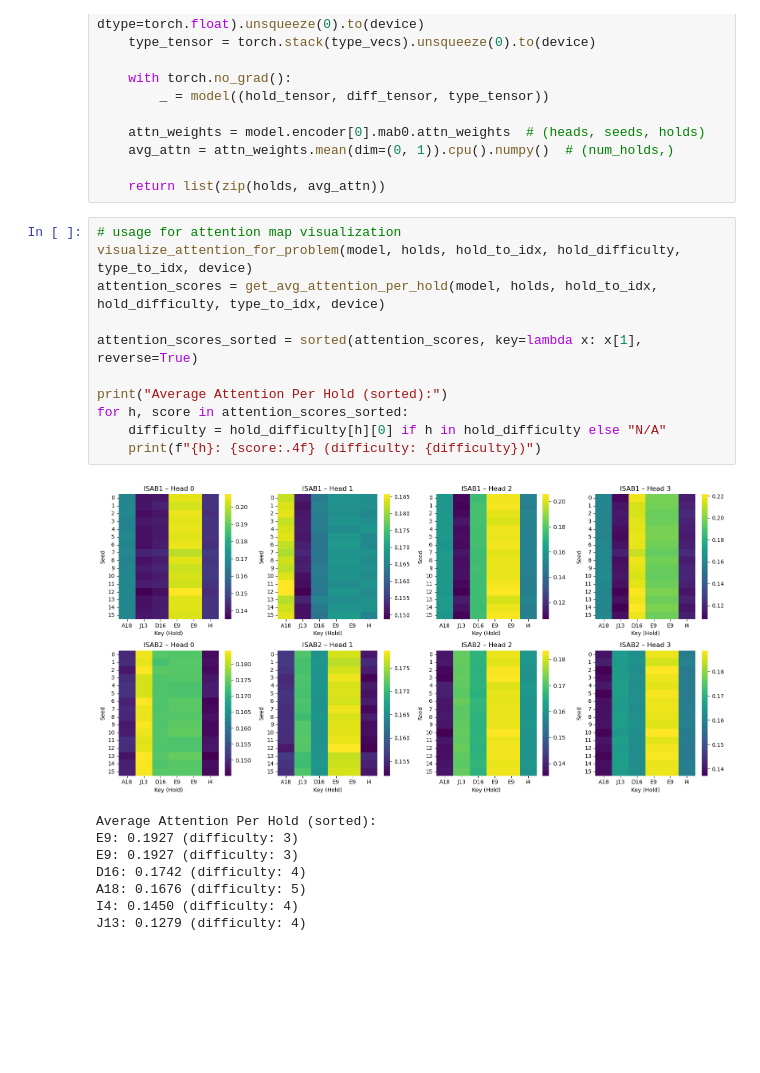
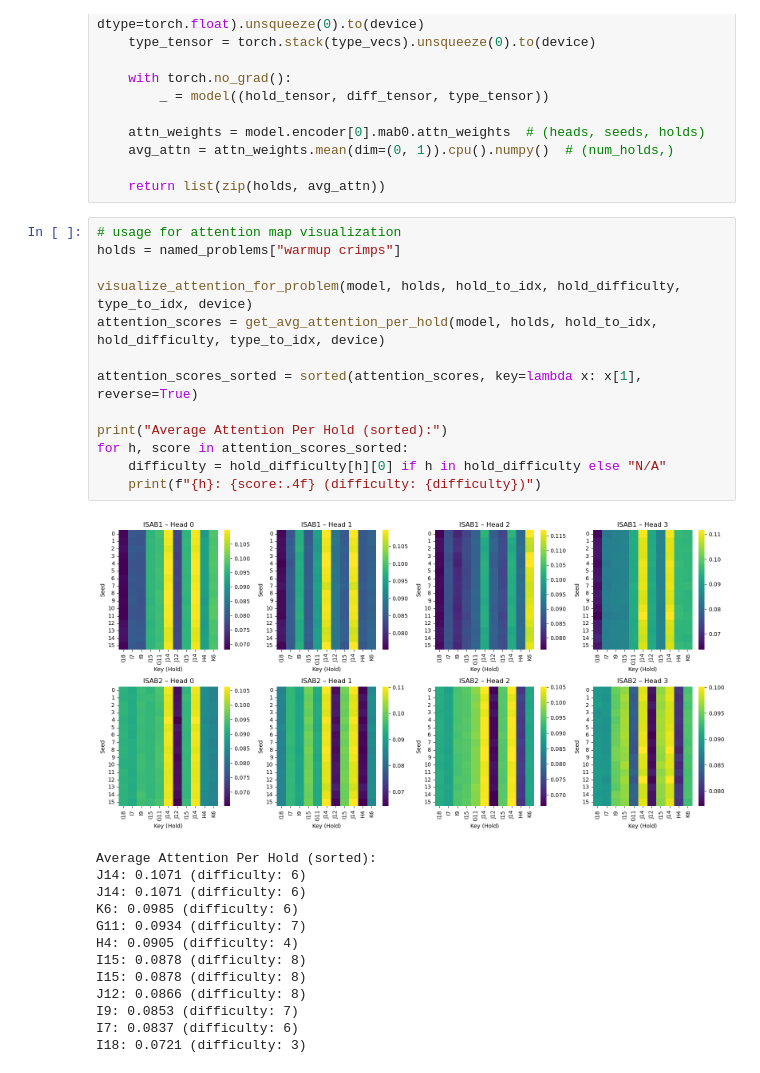
Before and after one commit to PatrickD3003/set-transformer-model, a Jupyter notebook: set_transformer/classification_model/main_w_hold_difficulty.ipynb, the cells around one changed output. Drawn from its saved outputs; the diff is of its cells as text; blank space fills up the shorter version.

Commit message:
refactor main_w_hold_difficulty_distance.ipynb code

```diff
--- a/set_transformer/classification_model/main_w_hold_difficulty.ipynb
+++ b/set_transformer/classification_model/main_w_hold_difficulty.ipynb
@@ -676,21 +698,28 @@ def get_avg_attention_per_hold(model, holds, hold_to_idx, hold_difficulty, type_
     return list(zip(holds, avg_attn))
 # %%
 # usage for attention map visualization
+holds = named_problems["warmup crimps"]
+
 visualize_attention_for_problem(model, holds, hold_to_idx, hold_difficulty, type_to_idx, device)
 attention_scores = get_avg_attention_per_hold(model, holds, hold_to_idx, hold_difficulty, type_to_idx, device)
 
 attention_scores_sorted = sorted(attention_scores, key=lambda x: x[1], reverse=True)
 
 print("Average Attention Per Hold (sorted):")
 for h, score in attention_scores_sorted:
     difficulty = hold_difficulty[h][0] if h in hold_difficulty else "N/A"
     print(f"{h}: {score:.4f} (difficulty: {difficulty})")
 # %% [output]
-[figure, old version]
+[figure, new version]
 Average Attention Per Hold (sorted):
-E9: 0.1927 (difficulty: 3)
-E9: 0.1927 (difficulty: 3)
-D16: 0.1742 (difficulty: 4)
-A18: 0.1676 (difficulty: 5)
-I4: 0.1450 (difficulty: 4)
-J13: 0.1279 (difficulty: 4)
+J14: 0.1071 (difficulty: 6)
+J14: 0.1071 (difficulty: 6)
+K6: 0.0985 (difficulty: 6)
+G11: 0.0934 (difficulty: 7)
+H4: 0.0905 (difficulty: 4)
+I15: 0.0878 (difficulty: 8)
+I15: 0.0878 (difficulty: 8)
+J12: 0.0866 (difficulty: 8)
+I9: 0.0853 (difficulty: 7)
+I7: 0.0837 (difficulty: 6)
+I18: 0.0721 (difficulty: 3)
```
Also changed, not shown: parts of 5 cells of this notebook, 21 other files.
